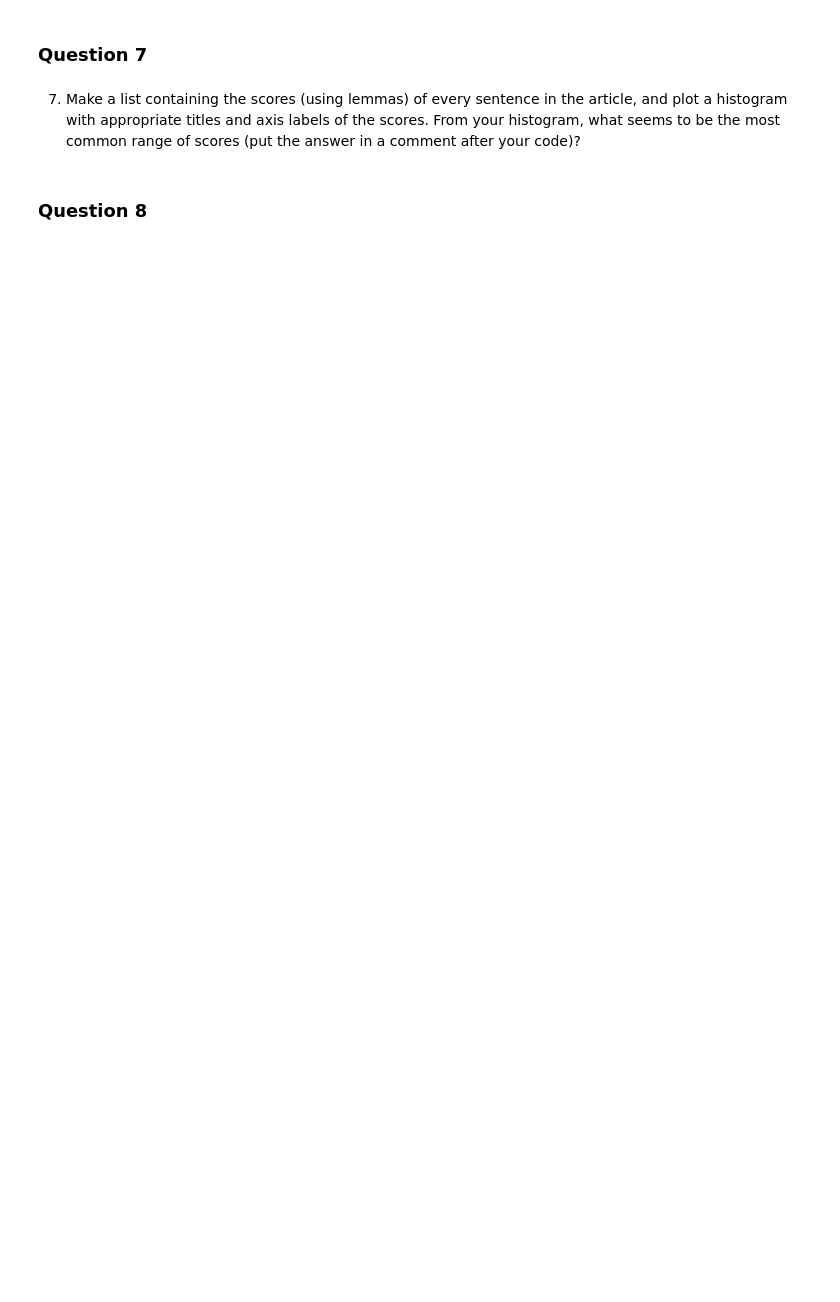
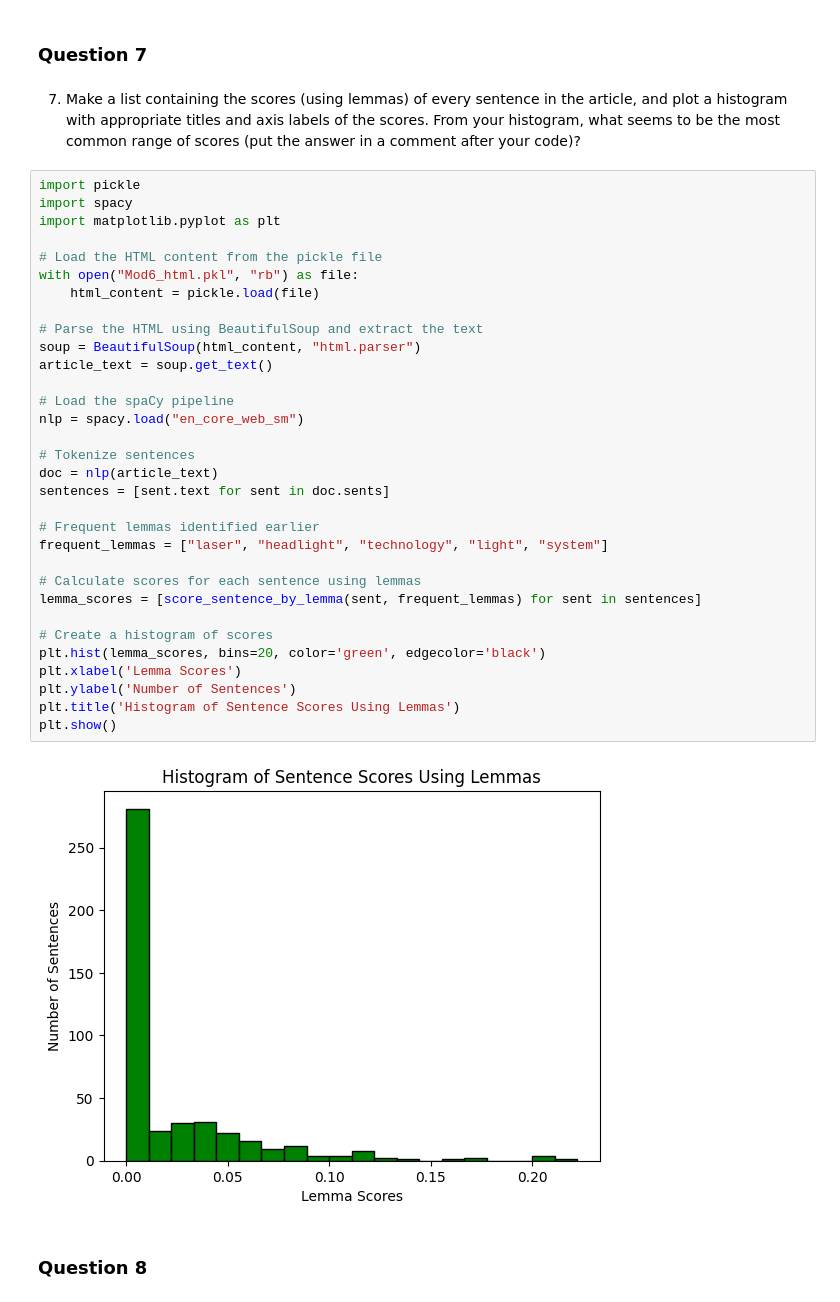
Before and after one commit to ggkopp/620_Module_6, a Jupyter notebook: web-scraping.ipynb, the cells around one changed output. Cells and saved outputs as stored; diff of their text form; blank space fills up the shorter version.

```diff
--- a/web-scraping.ipynb
+++ b/web-scraping.ipynb
@@ -205,6 +296,40 @@ You may find some of the code from the in class notes useful; feel free to use m
 ### Question 7
 # %% [markdown]
 7. Make a list containing the scores (using lemmas) of every sentence in the article, and plot a histogram with appropriate titles and axis labels of the scores.  From your histogram, what seems to be the most common range of scores (put the answer in a comment after your code)?
+# %%
+import pickle
+import spacy
+import matplotlib.pyplot as plt
+
+# Load the HTML content from the pickle file
+with open("Mod6_html.pkl", "rb") as file:
+    html_content = pickle.load(file)
+
+# Parse the HTML using BeautifulSoup and extract the text
+soup = BeautifulSoup(html_content, "html.parser")
+article_text = soup.get_text()
+
+# Load the spaCy pipeline
+nlp = spacy.load("en_core_web_sm")
+
+# Tokenize sentences
+doc = nlp(article_text)
+sentences = [sent.text for sent in doc.sents]
+
+# Frequent lemmas identified earlier
+frequent_lemmas = ["laser", "headlight", "technology", "light", "system"]
+
+# Calculate scores for each sentence using lemmas
+lemma_scores = [score_sentence_by_lemma(sent, frequent_lemmas) for sent in sentences]
+
+# Create a histogram of scores
+plt.hist(lemma_scores, bins=20, color='green', edgecolor='black')
+plt.xlabel('Lemma Scores')
+plt.ylabel('Number of Sentences')
+plt.title('Histogram of Sentence Scores Using Lemmas')
+plt.show()
+# %% [output]
+[figure, added]
 # %% [markdown]
 ### Question 8
 # %% [markdown]
```
Also changed, not shown: parts of 3 cells of this notebook.
